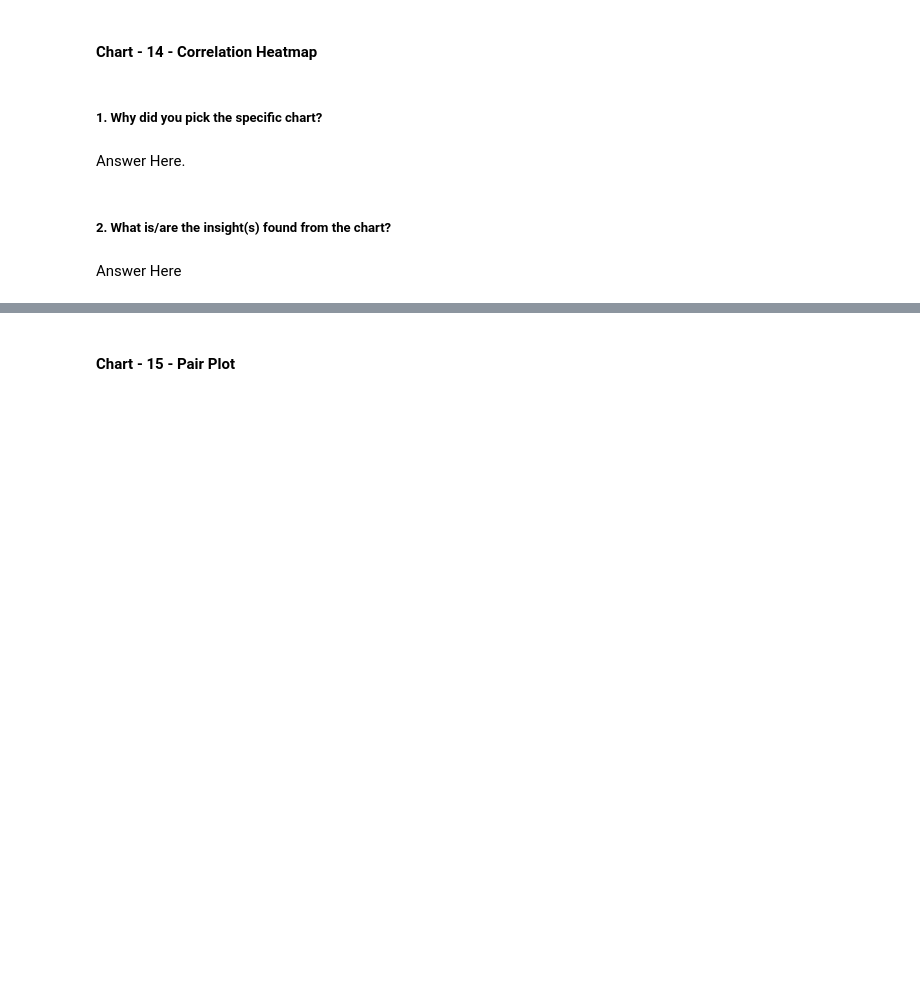
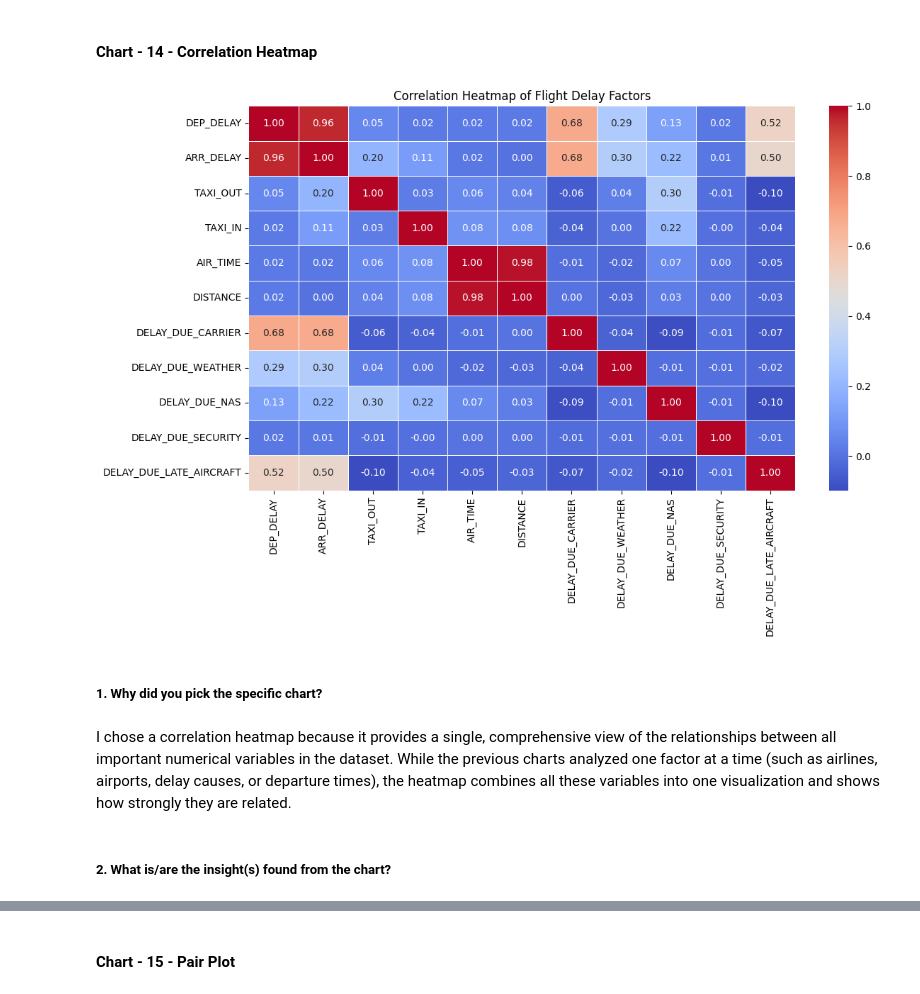
Before and after one commit to sanyam092006/ml_new, a Jupyter notebook: Sample_EDA_Submission_Template.ipynb, the cells around one changed output, grey strips where cells are left out. Cells and saved outputs as stored; diff of their text form; code cells hidden in the pictures; blank space fills up the shorter version.

```diff
--- a/Sample_EDA_Submission_Template.ipynb
+++ b/Sample_EDA_Submission_Template.ipynb
@@ -767,8 +836,44 @@ Answer Here
+# %%
+import matplotlib.pyplot as plt
+import seaborn as sns
+
+# Select important numerical columns
+corr = df[
+    [
+        'DEP_DELAY',
+        'ARR_DELAY',
+        'TAXI_OUT',
+        'TAXI_IN',
+        'AIR_TIME',
+        'DISTANCE',
+        'DELAY_DUE_CARRIER',
+        'DELAY_DUE_WEATHER',
+        'DELAY_DUE_NAS',
+        'DELAY_DUE_SECURITY',
+        'DELAY_DUE_LATE_AIRCRAFT'
+    ]
+].corr()
+
+# Plot heatmap
+plt.figure(figsize=(12,8))
+
+sns.heatmap(
+    corr,
+    annot=True,
+    cmap='coolwarm',
+    fmt='.2f',
+    linewidths=0.5
+)
+
+plt.title('Correlation Heatmap of Flight Delay Factors')
+
+plt.tight_layout()
+plt.show()
+# %% [output]
+[figure, added]
 # %% [markdown]
 ##### 1. Why did you pick the specific chart?
-# %% [markdown]
-Answer Here.
+# %% [markdown]
+I chose a correlation heatmap because it provides a single, comprehensive view of the relationships between all important numerical variables in the dataset. While the previous charts analyzed one factor at a time (such as airlines, airports, delay causes, or departure times), the heatmap combines all these variables into one visualization and shows how strongly they are related.
 # %% [markdown]
 ##### 2. What is/are the insight(s) found from the chart?
-# %% [markdown]
-Answer Here
```
Also changed, not shown: parts of 14 cells of this notebook.
